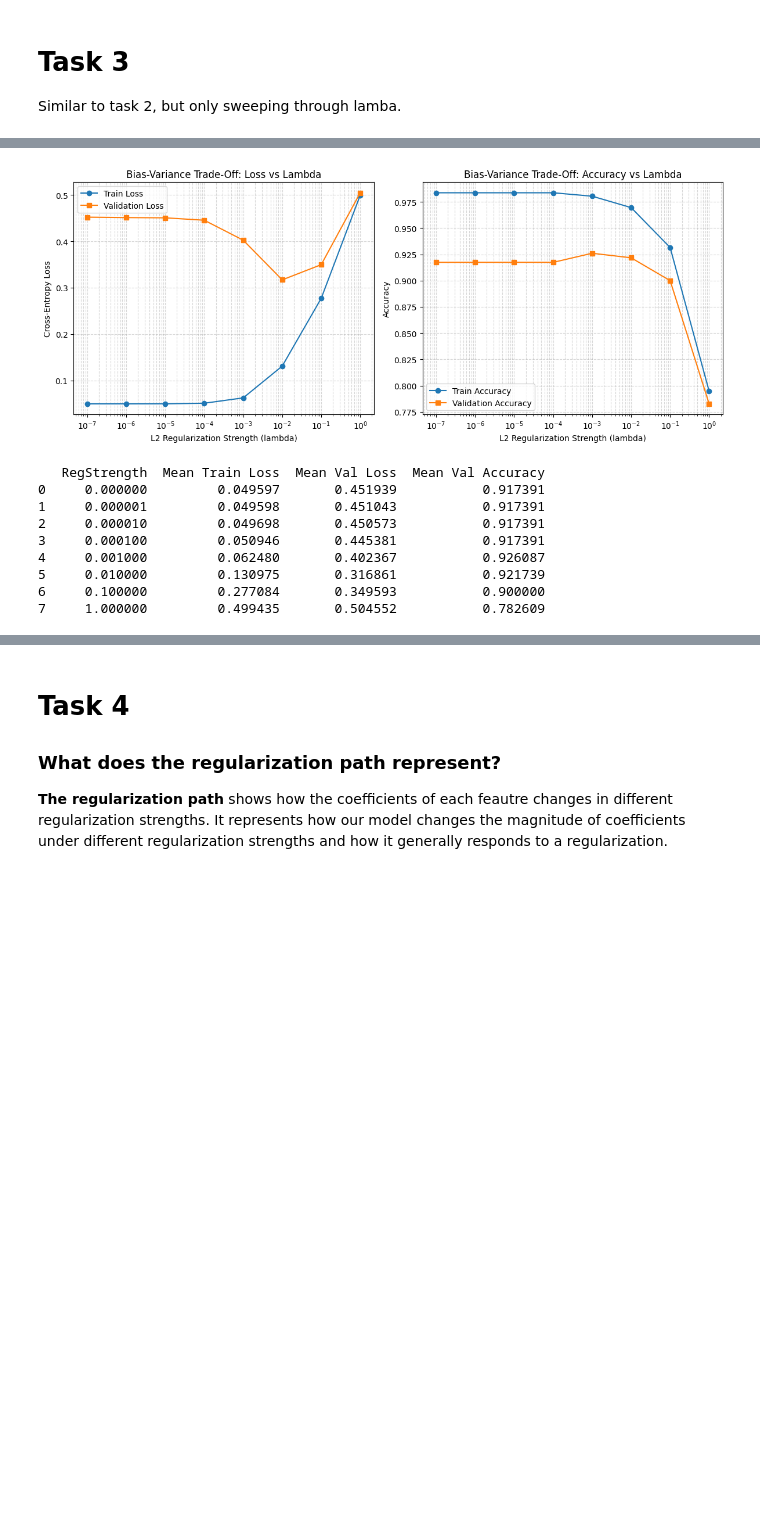
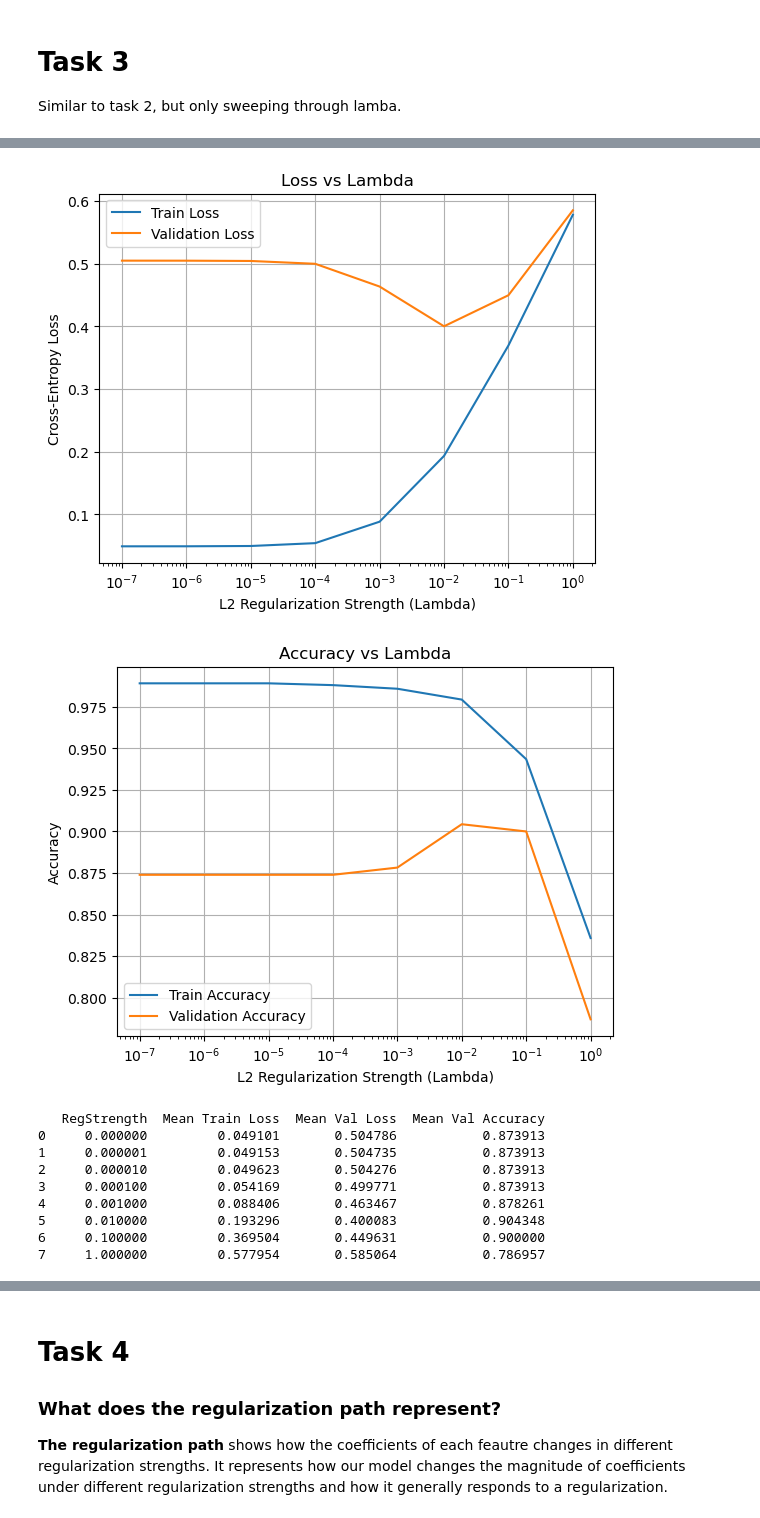
Before and after one commit to jacktheplant/assignment_2, a Jupyter notebook: assignment2.ipynb, the cells around one changed output, grey strips where cells are left out. Cells and saved outputs as stored; diff of their text form; code cells hidden in the pictures; blank space fills up the shorter version.

```diff
--- a/assignment2.ipynb
+++ b/assignment2.ipynb
@@ -108,11 +108,12 @@ We see here that we indeed have 57 continuous features and 1 binary classifier.
 samples = spam_df.index.tolist()
 
 # shuffle using the rng we defined with seed 2026
+rng = np.random.default_rng(seed=2026)
 rng.shuffle(samples)
 
 # divide this with a 5% / 95% split
 train_ind = samples[:round(len(samples)*0.05)]
-test_ind = samples[-round(len(samples)*0.95):]
+test_ind = samples[round(len(samples)*0.05):]
 
 print(f"Number of training samples: {len(train_ind)}")
 print(f"Number of testings samples: {len(test_ind)}")
@@ -232,10 +233,14 @@ class LogisticRegressionSGD:
         J = np.mean(y * np.log1p(np.exp(-z)) + (1-y) * np.log1p(np.exp(z)))
 
         # now, add regularization penalty
-        J += (self.reg_lambda / N) * np.sum(self.w[1:]**2)
-        # here, we divide by N to use the mean cost,
+        J += (self.reg_lambda) * np.sum(self.w[1:]**2)
+        # here, we originally divided by N to use the mean cost,
         # to keep this consistent with the mean binary
         # cross-entropy loss implemented in the code review
+        # however, we found that this made the regularization
+        # too weak, so have excluded the divide by N term
+
+
         # we assume w[0] is a bias, so it is excluded here
 
         return J
@@ -249,9 +254,9 @@ class LogisticRegressionSGD:
         yh = self.sigmoid(np.dot(x, self.w))
         grad = np.dot(x.T, (yh - y)) / n
 
-        # L2 Regularization Gradient: 2 * lambda * w
+        # L2 Regularization Gradient: (2 * lambda * w)
         # We do not regularize the bias
-        reg_term = 2 * self.reg_lambda * self.w
+        reg_term = (2 * self.reg_lambda * self.w)
         reg_term[0] = 0
         grad += reg_term
         return grad
@@ -267,6 +272,7 @@ class LogisticRegressionSGD:
 
         for epoch in range(self.epochs):
             # Shuffle at the start of every epoch
+            rng = np.random.default_rng(seed=2026)
             indices = rng.permutation(n_samples)
             x_shuffled = x_with_bias[indices]
             y_shuffled = y[indices]
@@ -570,43 +629,42 @@ Task 3: Results Table
 # %%
 plot_lambdas = [1e-7 if l == 0 else l for l in cv_results_df['RegStrength']]
-
-plt.figure(figsize=(12, 5))
+# we are creating log plots, so we don't want to cause numerical log(0) errors
 
 # Plot 1: Cross-Entropy Loss
-plt.subplot(1, 2, 1)
-plt.plot(plot_lambdas, cv_results_df['Mean Train Loss'], label='Train Loss', marker='o')
-plt.plot(plot_lambdas, cv_results_df['Mean Val Loss'], label='Validation Loss', marker='s')
+plt.figure()
+plt.plot(plot_lambdas, cv_results_df['Mean Train Loss'], label='Train Loss')
+plt.plot(plot_lambdas, cv_results_df['Mean Val Loss'], label='Validation Loss')
 plt.xscale('log')
-plt.xlabel('L2 Regularization Strength (lambda)')
+plt.xlabel('L2 Regularization Strength (Lambda)')
 plt.ylabel('Cross-Entropy Loss')
-plt.title('Bias-Variance Trade-Off: Loss vs Lambda')
+plt.title('Loss vs Lambda')
+plt.grid(True)
 plt.legend()
-plt.grid(True, which="both", ls="--", alpha=0.5)
+plt.show()
 
 # Plot 2: Accuracy
-plt.subplot(1, 2, 2)
-plt.plot(plot_lambdas, cv_results_df['Mean Train Accuracy'], label='Train Accuracy', marker='o')
-plt.plot(plot_lambdas, cv_results_df['Mean Val Accuracy'], label='Validation Accuracy', marker='s')
+plt.figure()
+plt.plot(plot_lambdas, cv_results_df['Mean Train Accuracy'], label='Train Accuracy')
+plt.plot(plot_lambdas, cv_results_df['Mean Val Accuracy'], label='Validation Accuracy')
 plt.xscale('log')
-plt.xlabel('L2 Regularization Strength (lambda)')
+plt.xlabel('L2 Regularization Strength (Lambda)')
 plt.ylabel('Accuracy')
-plt.title('Bias-Variance Trade-Off: Accuracy vs Lambda')
+plt.title('Accuracy vs Lambda')
 plt.legend()
-plt.grid(True, which="both", ls="--", alpha=0.5)
-
-plt.tight_layout()
+plt.grid(True)
 plt.show()
 
 print(cv_results_df[['RegStrength', 'Mean Train Loss', 'Mean Val Loss', 'Mean Val Accuracy']])
 # %% [output]
-[figure, old version]
+[figure, new version]
+[figure, added]
    RegStrength  Mean Train Loss  Mean Val Loss  Mean Val Accuracy
-0     0.000000         0.049597       0.451939           0.917391
-1     0.000001         0.049598       0.451043           0.917391
-2     0.000010         0.049698       0.450573           0.917391
-3     0.000100         0.050946       0.445381           0.917391
-4     0.001000         0.062480       0.402367           0.926087
-5     0.010000         0.130975       0.316861           0.921739
-6     0.100000         0.277084       0.349593           0.900000
-7     1.000000         0.499435       0.504552           0.782609
+0     0.000000         0.049101       0.504786           0.873913
+1     0.000001         0.049153       0.504735           0.873913
+2     0.000010         0.049623       0.504276           0.873913
+3     0.000100         0.054169       0.499771           0.873913
+4     0.001000         0.088406       0.463467           0.878261
+5     0.010000         0.193296       0.400083           0.904348
+6     0.100000         0.369504       0.449631           0.900000
+7     1.000000         0.577954       0.585064           0.786957
 # %%
```
Also changed, not shown: parts of 20 cells of this notebook.
